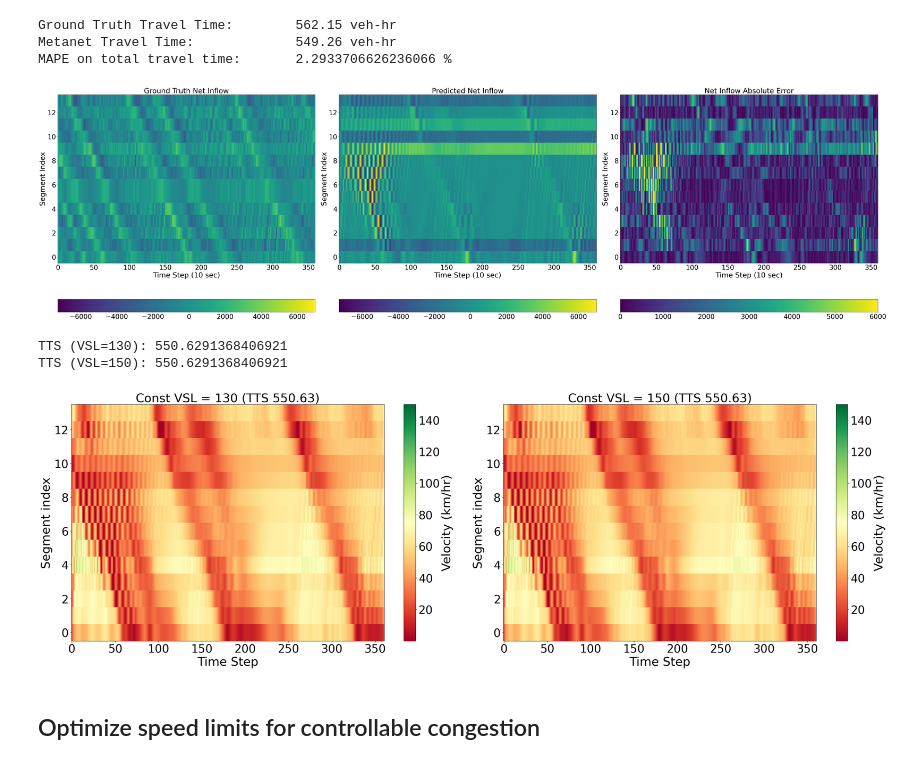
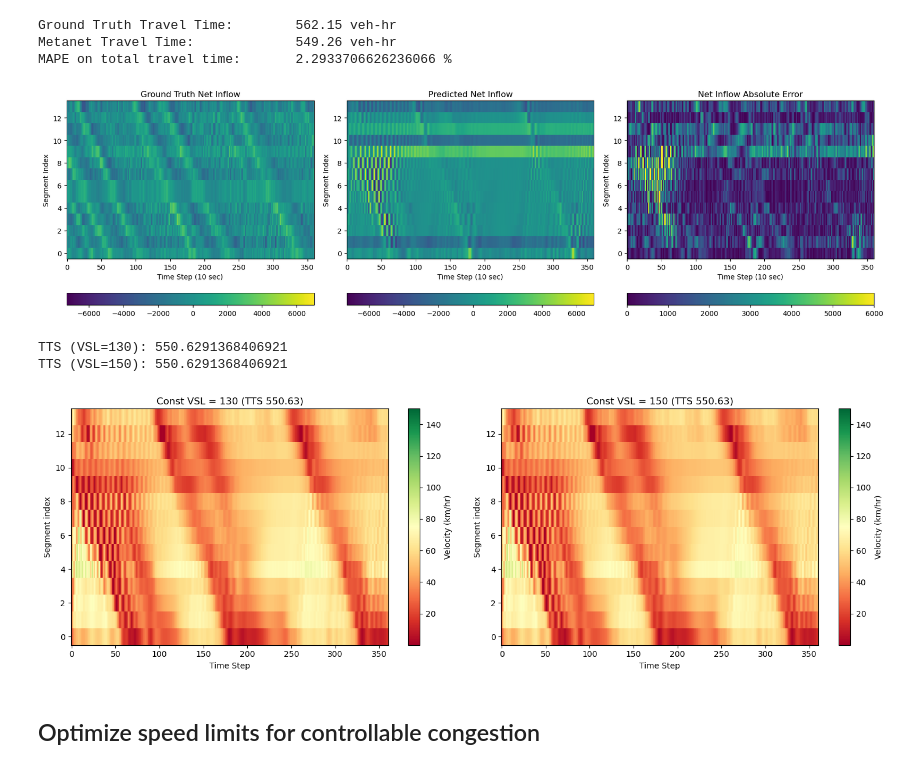
Before and after one commit to Tristanchaang/mpc-traffic-flow, a Jupyter notebook: experiments/run_controllable_congestion.ipynb, the cells around one changed output. Drawn from its saved outputs; the diff is of its cells as text; code cells hidden in the pictures.

```diff
--- a/experiments/run_controllable_congestion.ipynb
+++ b/experiments/run_controllable_congestion.ipynb
@@ -157,7 +166,7 @@ Total travel time: 550.629 vehicle-hours
 max_v = max(np.max(velocity_data), np.max(v_sim))
 print(f"{max_v=}")
 
-p = Plotter(1, 2, figsize=(30, 10))
+p = Plotter(1, 2)
 
 for i, mat in enumerate([velocity_data, v_sim]):
   p.fig.colorbar(
@@ -177,6 +186,6 @@ max_v=102.54945910649667
 # %%
 # plot error over time between prediction and simulation
-p = Plotter(1, 1, figsize=(30, 10))
+p = Plotter(1, 1, figsize=(15, 5))
 p[0].plot(np.abs(velocity_data - v_sim).mean(axis=1))
 p[0] = {'xlabel': 'Time (min)', 'ylabel': 'Mean absolute error', 'title': 'Simulation Error Over Time'}
 p[0].grid()
@@ -227,7 +236,7 @@ def get_velocity_heatmap(v_hat, v_pred, q_hat, q_pred, rho_hat, rho_pred):
     rho_diff = np.abs(shortened_rho_hat - rho_pred)/shortened_rho_hat
     diff = v_diff + rho_diff
 
-    p = Plotter(2, 1, figsize=(30, 10))
+    p = Plotter(1, 2)
     for i, (mat, cmap) in enumerate(zip([diff, shortened_v_hat], ["viridis", "RdYlGn"])):
         p.fig.colorbar(
             mappable=p[i].imshow(mat.T, cmap=cmap, aspect='auto', interpolation='none',
@@ -240,35 +249,35 @@ def get_velocity_heatmap(v_hat, v_pred, q_hat, q_pred, rho_hat, rho_pred):
     p[1] = {'title': 'Ground Truth Velocity Heatmap'}
     p.show()
 
 # Calculate the error on the net_inflow
 def get_net_inflow_error(q_hat: np.ndarray, q_pred: np.ndarray, highway_inflow: np.ndarray):
     # Calculate net inflow for each segment and time
     q_hat_inflow = np.hstack((highway_inflow.reshape(-1, 1), q_hat))[:, :-1]
     q_pred_inflow = np.hstack((highway_inflow.reshape(-1, 1), q_pred))[:, :-1]
     net_inflow_hat = q_hat_inflow - q_hat
     net_inflow_pred = q_pred_inflow - q_pred
     mape = np.abs(net_inflow_hat - net_inflow_pred)
 
     netinflow_min = min(net_inflow_hat.min(), net_inflow_pred.min())
     netinflow_max = max(net_inflow_hat.max(), net_inflow_pred.max())
 
-    p = Plotter(1, 3, figsize=(50, 15))
+    p = Plotter(1, 3)
     for i, mat in enumerate([net_inflow_hat, net_inflow_pred, mape]):
         p.fig.colorbar(
             mappable=p[i].imshow(mat.T, cmap='viridis', aspect='auto', interpolation='none',
                                  vmin=netinflow_min if i < 2 else None, vmax=netinflow_max if i < 2 else 6000),
             ax=p[i], orientation='horizontal'
         )
         p[i] = {'xlabel': 'Time Step (10 sec)', 'ylabel': 'Segment Index'}
         p[i].invert_yaxis()
     p[0] = {'title': 'Ground Truth Net Inflow'}
     p[1] = {'title': 'Predicted Net Inflow'}
     p[2] = {'title': 'Net Inflow Absolute Error'}
     p.show()
 
 get_net_inflow_error(flow_data, flow_sim, data_inflow)
 # %% [output]
-[figure, old version]
+[figure, new version]
 # %%
 # simulate with constant VSL = 130 and VSL = 150, then plot side-by-side heatmaps
 vsl_130 = np.ones((downstream_density.shape[0], num_segments)) * 130
@@ -298,7 +307,7 @@ print("TTS (VSL=150):", tts_150)
 vmin = min(np.min(velocity_data[:, 1:-1]), v_130.min(), v_150.min())
 vmax = 150 #max(np.max(velocity_data[:, 1:-1]), v_130.max(), v_150.max())
 
-p = Plotter(1, 2, figsize=(30, 10))
+p = Plotter(1, 2)
 for i, (v_mat, sl, tts) in enumerate(zip([v_130, v_150], [130, 150], [tts_130, tts_150])):
   p.fig.colorbar(
       mappable=p[i].imshow(v_mat.T, cmap='RdYlGn', aspect='auto', interpolation='none', vmin=vmin, vmax=vmax),
@@ -310,7 +319,7 @@ p.show()
 # %% [output]
 TTS (VSL=130): 550.6291368406921
 TTS (VSL=150): 550.6291368406921
-[figure, old version]
+[figure, new version]
 # %% [markdown]
 ## Optimize speed limits for controllable congestion
 # %%
```
Also changed, not shown: parts of 18 cells of this notebook, 10 other files.
